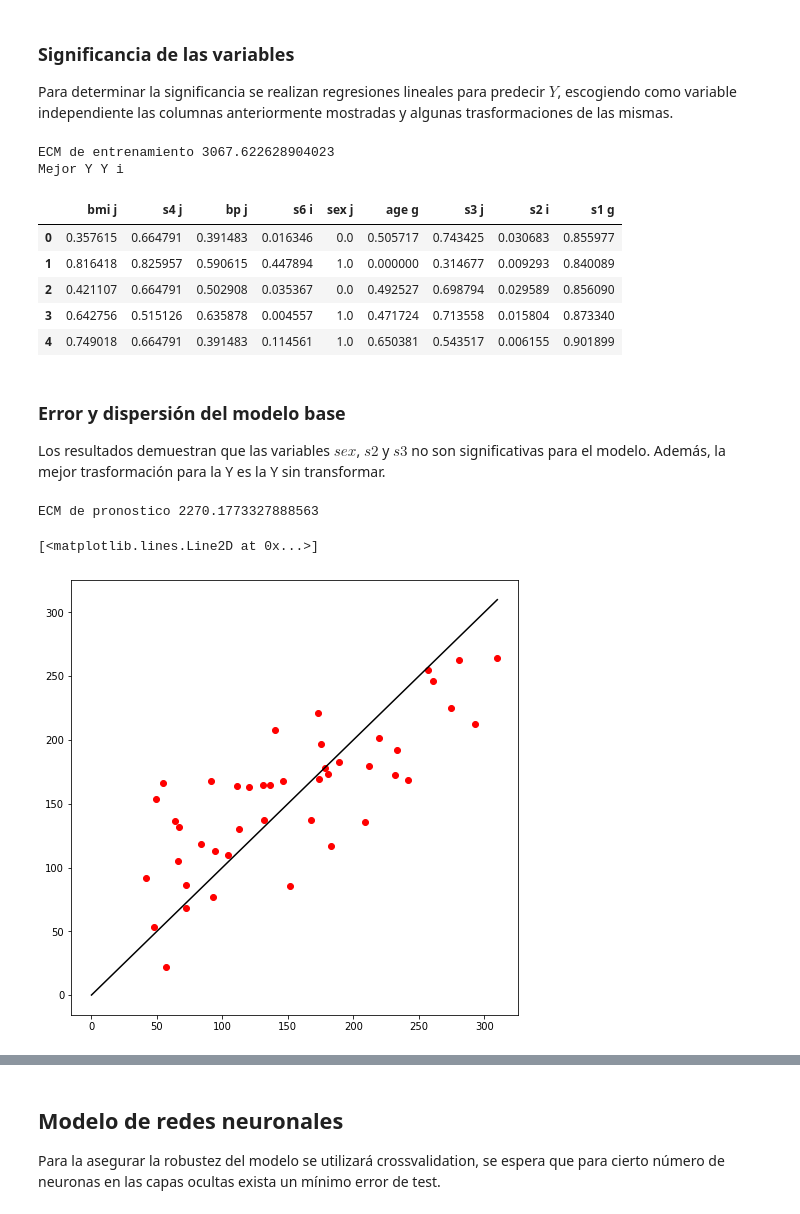
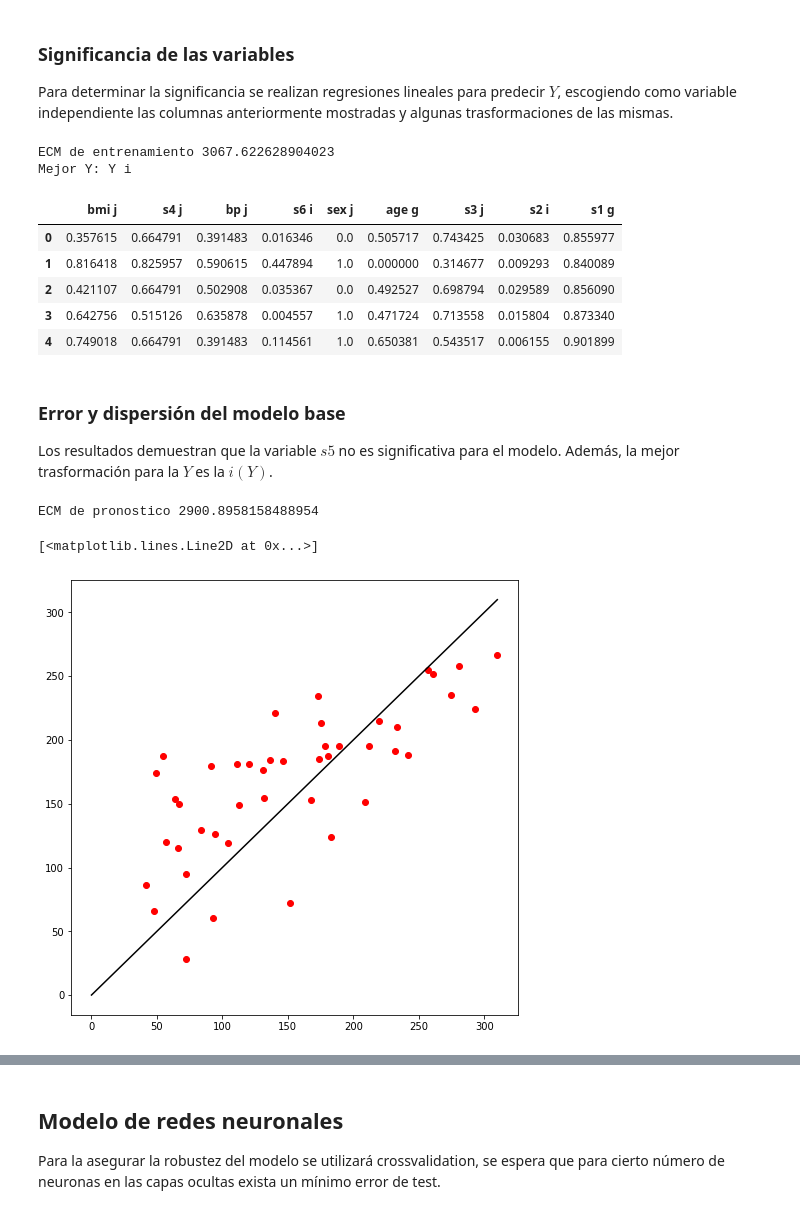
Before and after one commit to ANN-2019-2/evaluacion-cdbolivarz, a Jupyter notebook: SolucionDiabetes02/02_Sln_diabetes.ipynb, the cells around one changed output, grey strips where cells are left out. Cells and saved outputs as stored; diff of their text form; code cells hidden in the pictures.

```diff
--- a/SolucionDiabetes02/02_Sln_diabetes.ipynb
+++ b/SolucionDiabetes02/02_Sln_diabetes.ipynb
@@ -173,7 +173,7 @@ for Y_column in df_norm_Y:
         X_test = X_ant.loc[(N-(P+T)):(N-P),:]
       regressor.fit(X_train, Y_train) # Se realiza la regresion
       Y_pred = regressor.predict(X_test) # pronostico test
-      Y_pred = inv_transf( Y_column[-1], Y_pred) # transformada inversa y desnormalizacion
+      Y_pred = inv_transf(Y_column[-1], Y_pred) # transformada inversa y desnormalizacion
       ecm = mean_squared_error(Y_test ,Y_pred) # ECM
       if ecm < min_ecm:
         min_ecm = ecm
@@ -192,11 +192,11 @@ for Y_column in df_norm_Y:
     best_regr_Y = best_regr
 
 print("ECM de entrenamiento", min_ecm_Y)
-print("Mejor Y", best_Y)
+print("Mejor Y:", best_Y)
 best_regr_Y.head()
 # %% [output]
 ECM de entrenamiento 3067.622628904023
-Mejor Y Y i
+Mejor Y: Y i
 |  | bmi j | s4 j | bp j | s6 i | sex j | age g | s3 j | s2 i | s1 g |
 | 0 | 0.357615 | 0.664791 | 0.391483 | 0.016346 | 0.0 | 0.505717 | 0.743425 | 0.030683 | 0.855977 |
 | 1 | 0.816418 | 0.825957 | 0.590615 | 0.447894 | 1.0 | 0.000000 | 0.314677 | 0.009293 | 0.840089 |
@@ -205,24 +205,24 @@ Mejor Y Y i
 | 4 | 0.749018 | 0.664791 | 0.391483 | 0.114561 | 1.0 | 0.650381 | 0.543517 | 0.006155 | 0.901899 |
 # %% [markdown]
 ### Error y dispersión del modelo base
-Los resultados demuestran que las variables $sex$, $s2$ y  $s3$ no son significativas para el modelo. Además, la mejor trasformación para la Y es la Y sin transformar.
+Los resultados demuestran que la variable $s5$ no es significativa para el modelo. Además, la mejor trasformación para la $Y$ es la $i(Y)$.
 # %%
 regressor = LinearRegression()
 X_train = best_regr_Y.loc[:(N-(P+T)),:]
-Y_train = df_norm_Y.loc[:(N-(P+T)), 'Y r']
+Y_train = df_norm_Y.loc[:(N-(P+T)), 'Y i']
 regressor.fit(X_train, Y_train) # Se realiza la regresion
 X_to_pron = best_regr_Y.loc[(N-P):, :] # X para el pronostico
 Y_real = df.loc[(N-P):, 'Y'] # Y real para comparar con pronostico
-Y_pred = regressor.predict(X_to_pron) # Pronostico produccion
+Y_pred = inv_transf("i",regressor.predict(X_to_pron)) # Pronostico produccion
 ecm = mean_squared_error(Y_real ,Y_pred) #ECM
 
 print("ECM de pronostico", ecm)
 plt.figure(figsize=(8, 8))
 plt.plot(Y_real, Y_pred, 'bo',color='red')
 plt.plot([0, max(Y_real)], [0, max(Y_real)], color='black')
 # %% [output]
-ECM de pronostico 2270.1773327888563
+ECM de pronostico 2900.8958158488954
 [<matplotlib.lines.Line2D at 0x...>]
-[figure, old version]
+[figure, new version]
 # %% [markdown]
 ## Modelo base
```
Also changed, not shown: parts of 7 cells of this notebook.
